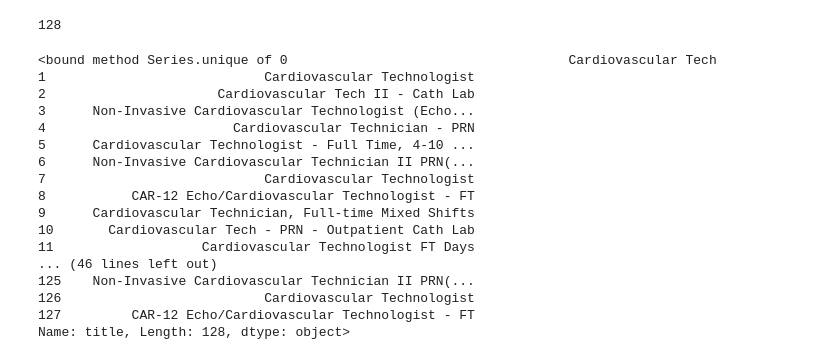
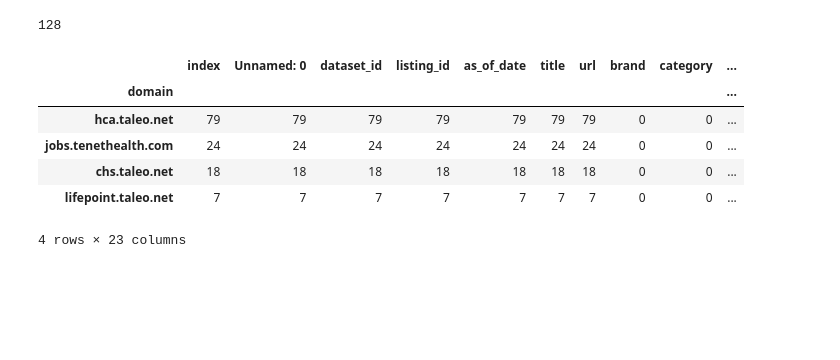
Before and after one commit to talentrics/Project_proposal_2020, a Jupyter notebook: Notebooks/datalab_jobs.ipynb, the cells around one changed output. Cells and saved outputs as stored; diff of their text form; code cells hidden in the pictures; blank space fills up the shorter version.

```diff
--- a/Notebooks/datalab_jobs.ipynb
+++ b/Notebooks/datalab_jobs.ipynb
@@ -74,26 +74,17 @@ con.close()
 print(len(cardio_df))
 # %% [output]
 128
-# %%
-cardio_df.title.unique
-# %% [output]
-<bound method Series.unique of 0                                    Cardiovascular Tech
-1                            Cardiovascular Technologist
-2                      Cardiovascular Tech II - Cath Lab
-3      Non-Invasive Cardiovascular Technologist (Echo...
-4                        Cardiovascular Technician - PRN
-5      Cardiovascular Technologist - Full Time, 4-10 ...
-6      Non-Invasive Cardiovascular Technician II PRN(...
-7                            Cardiovascular Technologist
-8           CAR-12 Echo/Cardiovascular Technologist - FT
-9      Cardiovascular Technician, Full-time Mixed Shifts
-10       Cardiovascular Tech - PRN - Outpatient Cath Lab
-11                   Cardiovascular Technologist FT Days
-... (46 lines left out)
-125    Non-Invasive Cardiovascular Technician II PRN(...
-126                          Cardiovascular Technologist
-127         CAR-12 Echo/Cardiovascular Technologist - FT
-Name: title, Length: 128, dtype: object>
+# %%
+#jobs = as.DataFrame(cardio_df.groupby("title")["listing_id"].count())
+cardio_df.groupby(by="domain").count().sort_values('index',ascending=False)
+# %% [output]
+|  | index | Unnamed: 0 | dataset_id | listing_id | as_of_date | title | url | brand | category | ... |
+| domain |  |  |  |  |  |  |  |  |  | ... |
+| hca.taleo.net | 79 | 79 | 79 | 79 | 79 | 79 | 79 | 0 | 0 | ... |
+| jobs.tenethealth.com | 24 | 24 | 24 | 24 | 24 | 24 | 24 | 0 | 0 | ... |
+| chs.taleo.net | 18 | 18 | 18 | 18 | 18 | 18 | 18 | 0 | 0 | ... |
+| lifepoint.taleo.net | 7 | 7 | 7 | 7 | 7 | 7 | 7 | 0 | 0 | ... |
+4 rows × 23 columns
 # %%
 del input_file
 del test_file
```
